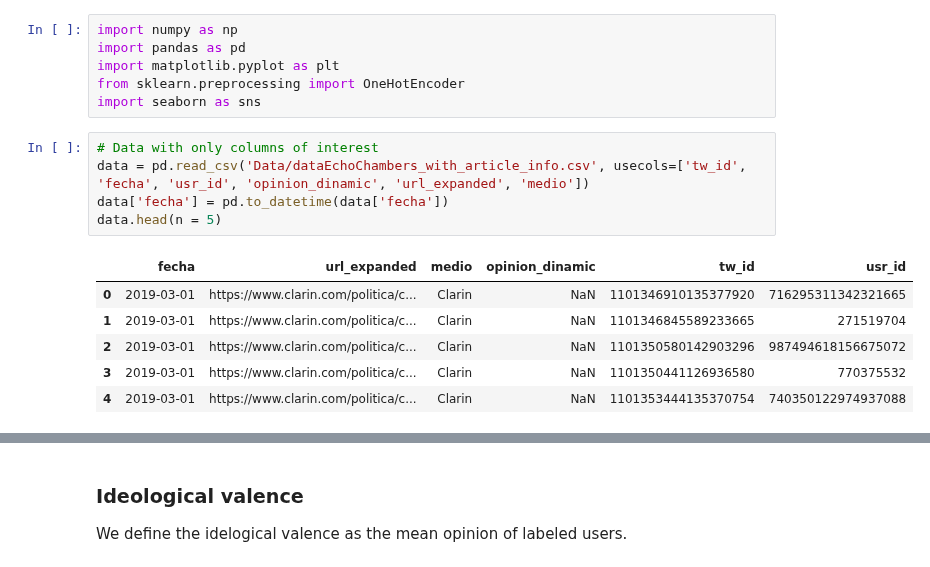
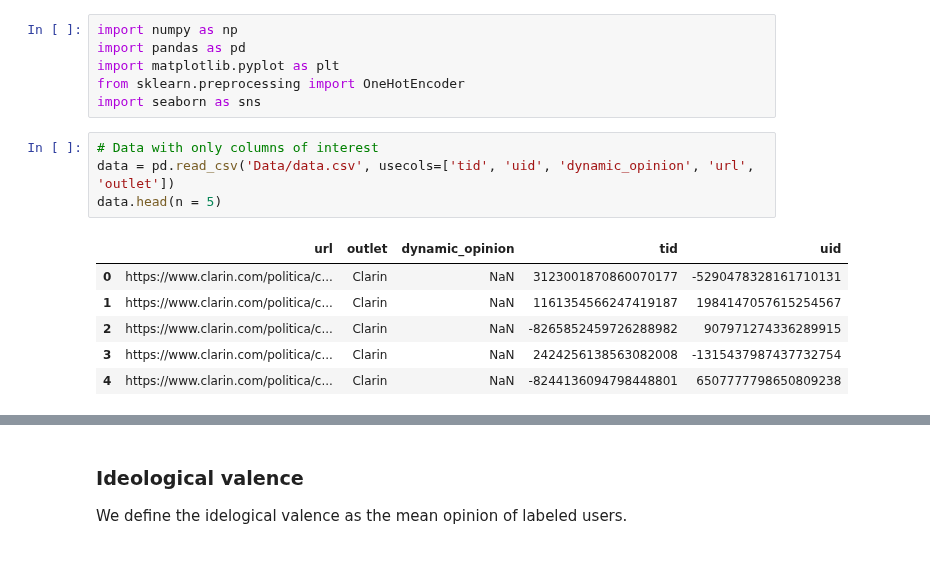
Before and after one commit to spinto88/MediaSharingIndex, a Jupyter notebook: MediaSharingIndex_and_IdeologicalValence.ipynb, the cells around one changed output, grey strips where cells are left out. Saved outputs shown, nothing was run; the diff lists cells and outputs as text.

```diff
--- a/MediaSharingIndex_and_IdeologicalValence.ipynb
+++ b/MediaSharingIndex_and_IdeologicalValence.ipynb
@@ -8,16 +8,15 @@ from sklearn.preprocessing import OneHotEncoder
 import seaborn as sns
 # %%
 # Data with only columns of interest
-data = pd.read_csv('Data/dataEchoChambers_with_article_info.csv', usecols=['tw_id', 'fecha', 'usr_id', 'opinion_dinamic', 'url_expanded', 'medio'])
-data['fecha'] = pd.to_datetime(data['fecha'])
+data = pd.read_csv('Data/data.csv', usecols=['tid', 'uid', 'dynamic_opinion', 'url', 'outlet'])
 data.head(n = 5)
 # %% [output]
-|  | fecha | url_expanded | medio | opinion_dinamic | tw_id | usr_id |
-| 0 | 2019-03-01 | https://www.clarin.com/politica/c... | Clarin | NaN | 1101346910135377920 | 716295311342321665 |
-| 1 | 2019-03-01 | https://www.clarin.com/politica/c... | Clarin | NaN | 1101346845589233665 | 271519704 |
-| 2 | 2019-03-01 | https://www.clarin.com/politica/c... | Clarin | NaN | 1101350580142903296 | 987494618156675072 |
-| 3 | 2019-03-01 | https://www.clarin.com/politica/c... | Clarin | NaN | 1101350441126936580 | 770375532 |
-| 4 | 2019-03-01 | https://www.clarin.com/politica/c... | Clarin | NaN | 1101353444135370754 | 740350122974937088 |
+|  | url | outlet | dynamic_opinion | tid | uid |
+| 0 | https://www.clarin.com/politica/c... | Clarin | NaN | 3123001870860070177 | -5290478328161710131 |
+| 1 | https://www.clarin.com/politica/c... | Clarin | NaN | 1161354566247419187 | 1984147057615254567 |
+| 2 | https://www.clarin.com/politica/c... | Clarin | NaN | -8265852459726288982 | 907971274336289915 |
+| 3 | https://www.clarin.com/politica/c... | Clarin | NaN | 2424256138563082008 | -1315437987437732754 |
+| 4 | https://www.clarin.com/politica/c... | Clarin | NaN | -8244136094798448801 | 6507777798650809238 |
 # %%
 # Precomputed MSI of the users
 score_users = pd.read_csv('Results/MSI_users.csv')
```
Also changed, not shown: parts of 5 cells of this notebook.
